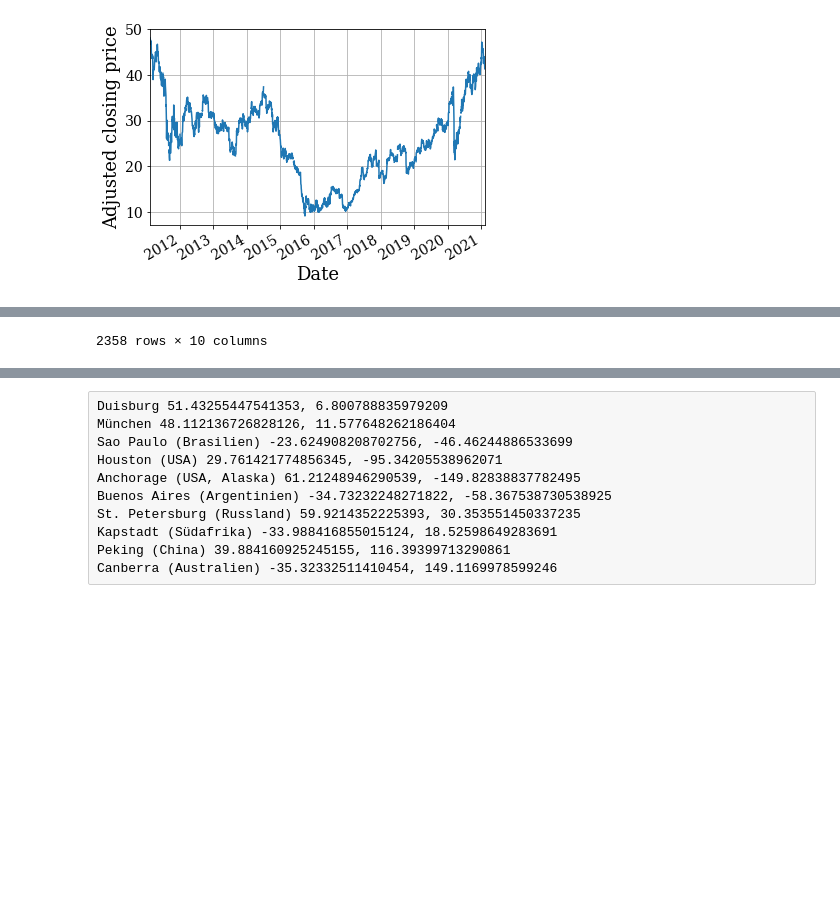
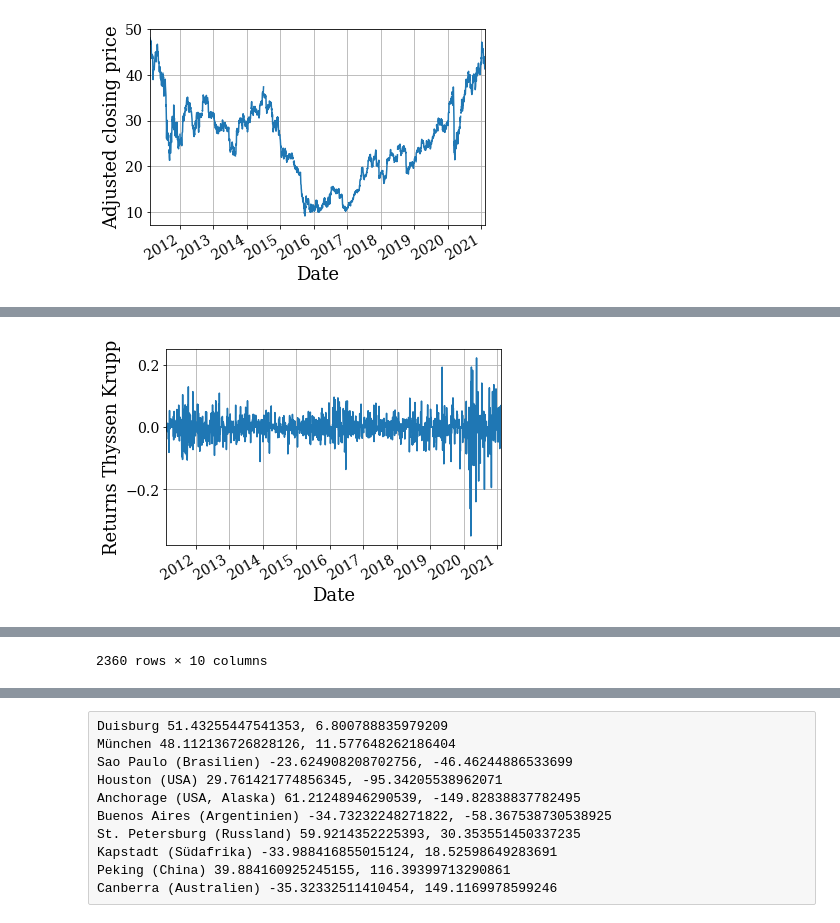
Before and after one commit to xSMSHP/FP_1_12, a Jupyter notebook: fp_versuch_1_12.ipynb, the cells around one changed output, grey strips where cells are left out. Saved outputs shown, nothing was run; the diff lists cells and outputs as text; code cells hidden in the pictures; blank space fills up the shorter version.

```diff
--- a/fp_versuch_1_12.ipynb
+++ b/fp_versuch_1_12.ipynb
@@ -430,17 +431,29 @@ plt.savefig('pics/2/series_adj_RWE.png', dpi = 900, bbox_inches='tight')
 # %%
 R = data.diff().div(data).dropna()
 plt.ylabel('Returns', **hfont)
 plt.xlabel('Date', **hfont)
 plt.yticks(fontname = 'DejaVu Serif', fontsize = 14)
 plt.xticks(fontname = 'DejaVu Serif', fontsize = 14);
 R['RWEOY'].plot()
 plt.grid(True)
 plt.autoscale(axis = 'x', tight = True)
-plt.savefig('pics/2/series_returns_RWE.png', dpi = 900, bbox_inches='tight')
+plt.savefig('pics/2/series_returns_RWE.png', dpi = 500, bbox_inches='tight')
 plt.show()
+
+plt.ylabel('Returns Thyssen Krupp', **hfont)
+plt.xlabel('Date', **hfont)
+plt.yticks(fontname = 'DejaVu Serif', fontsize = 14)
+plt.xticks(fontname = 'DejaVu Serif', fontsize = 14);
+R['TYEKF'].plot()
+plt.grid(True)
+plt.autoscale(axis = 'x', tight = True)
+plt.savefig('pics/2/example.png', dpi = 500, bbox_inches='tight')
+plt.show()
+
 R
 # %% [output]
 [figure]
+[figure, added]
 | Symbols | PFE | GME | AMZN | AZN | DDAIF | TSLA | TYEKF | VWDRY | DGV2.F | RWEOY |
 | Date |  |  |  |  |  |  |  |  |  |  |
 | 2011-02-14 | 0.011548 | -0.020634 | 0.006144 | -0.002067 | -0.004179 | -0.007366 | -0.003645 | 0.002852 | 0.018405 | -0.010420 |
@@ -454,7 +467,7 @@ R
 | 2021-02-09 | 0.004289 | -0.192606 | -0.005428 | 0.006943 | -0.007027 | -0.016434 | -0.009205 | -0.023433 | 0.142857 | -0.023965 |
 | 2021-02-10 | -0.006621 | 0.017383 | -0.005605 | -0.008805 | -0.013481 | -0.055466 | 0.069315 | -0.045386 | 0.041096 | -0.000242 |
 | 2021-02-11 | -0.009004 | -0.001957 | -0.007495 | 0.002396 | 0.000889 | 0.008427 | 0.016092 | 0.059505 | 0.243523 | 0.005778 |
-2358 rows × 10 columns
+2360 rows × 10 columns
 # %%
 for share in shares:
     print(share + ' Mean: ' + str(R[share].mean()))
```
Also changed, not shown: parts of 28 cells of this notebook.
